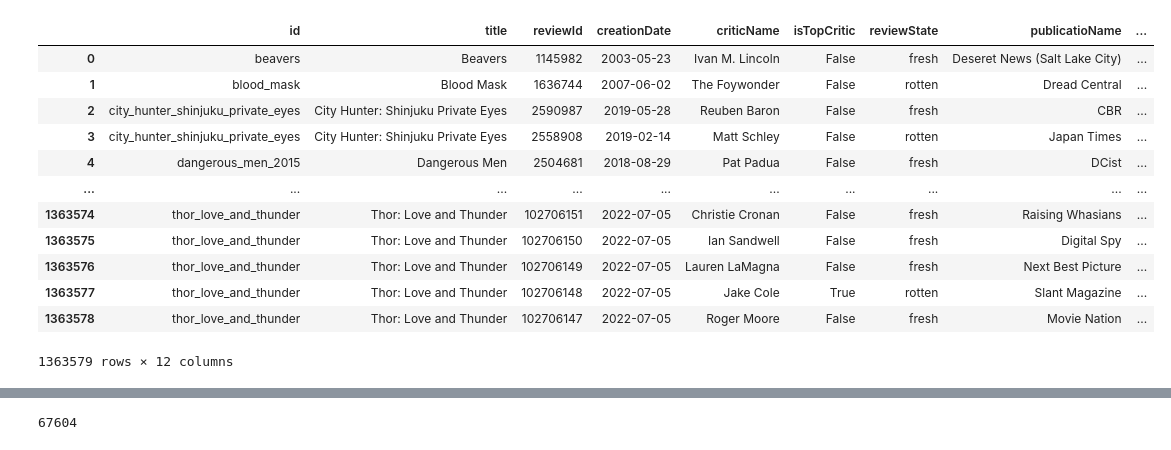
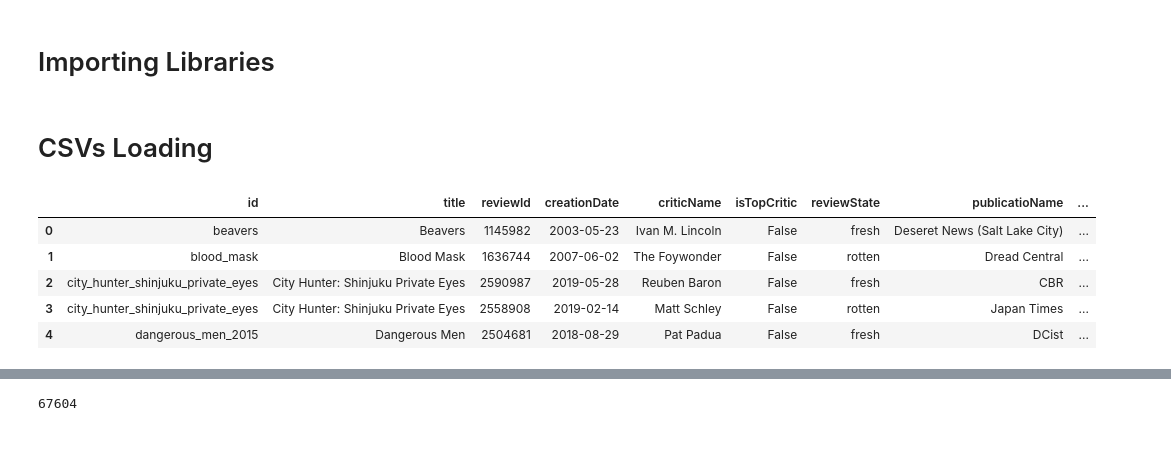
Before and after one commit to danipafi/FilmEmotionRecommender, a Jupyter notebook: Movie_Recommender.ipynb, the cells around one changed output, grey strips where cells are left out. Saved outputs shown, nothing was run; the diff lists cells and outputs as text; code cells hidden in the pictures.

```diff
--- a/Movie_Recommender.ipynb
+++ b/Movie_Recommender.ipynb
@@ -1,3 +1,5 @@
+# %% [markdown]
+# Importing Libraries
 # %%
 import pandas as pd
 import numpy as np
@@ -14,0 +15,2 @@ reviews = pd.read_csv('/Users/danielebelmiro/Data Analytics Bootcamp/Rotten/revi
+# %% [markdown]
+# CSVs Loading
@@ -15,19 +20,12 @@ reviews = pd.read_csv('/Users/danielebelmiro/Data Analytics Bootcamp/Rotten/revi
 # %%
-reviews
+reviews.head()
 # %% [output]
 |  | id | title | reviewId | creationDate | criticName | isTopCritic | reviewState | publicatioName | ... |
 | 0 | beavers | Beavers | 1145982 | 2003-05-23 | Ivan M. Lincoln | False | fresh | Deseret News (Salt Lake City) | ... |
 | 1 | blood_mask | Blood Mask | 1636744 | 2007-06-02 | The Foywonder | False | rotten | Dread Central | ... |
 | 2 | city_hunter_shinjuku_private_eyes | City Hunter: Shinjuku Private Eyes | 2590987 | 2019-05-28 | Reuben Baron | False | fresh | CBR | ... |
 | 3 | city_hunter_shinjuku_private_eyes | City Hunter: Shinjuku Private Eyes | 2558908 | 2019-02-14 | Matt Schley | False | rotten | Japan Times | ... |
 | 4 | dangerous_men_2015 | Dangerous Men | 2504681 | 2018-08-29 | Pat Padua | False | fresh | DCist | ... |
-| ... | ... | ... | ... | ... | ... | ... | ... | ... | ... |
-| 1363574 | thor_love_and_thunder | Thor: Love and Thunder | 102706151 | 2022-07-05 | Christie Cronan | False | fresh | Raising Whasians | ... |
-| 1363575 | thor_love_and_thunder | Thor: Love and Thunder | 102706150 | 2022-07-05 | Ian Sandwell | False | fresh | Digital Spy | ... |
-| 1363576 | thor_love_and_thunder | Thor: Love and Thunder | 102706149 | 2022-07-05 | Lauren LaMagna | False | fresh | Next Best Picture | ... |
-| 1363577 | thor_love_and_thunder | Thor: Love and Thunder | 102706148 | 2022-07-05 | Jake Cole | True | rotten | Slant Magazine | ... |
-| 1363578 | thor_love_and_thunder | Thor: Love and Thunder | 102706147 | 2022-07-05 | Roger Moore | False | fresh | Movie Nation | ... |
-1363579 rows × 12 columns
 # %%
 movies = pd.read_csv('/Users/danielebelmiro/Data Analytics Bootcamp/Rotten/clean_movies.csv')
 # %%
```
Also changed, not shown: parts of 63 cells of this notebook, 3 other files.
